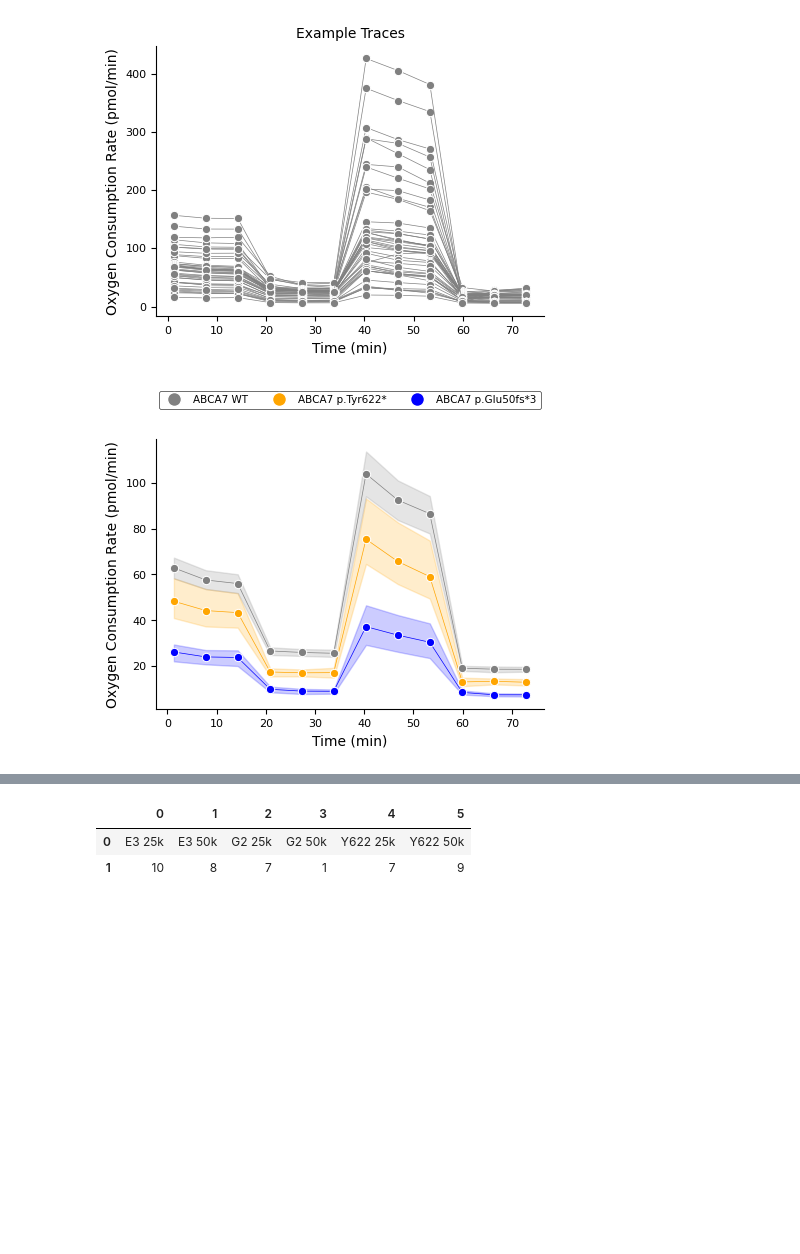
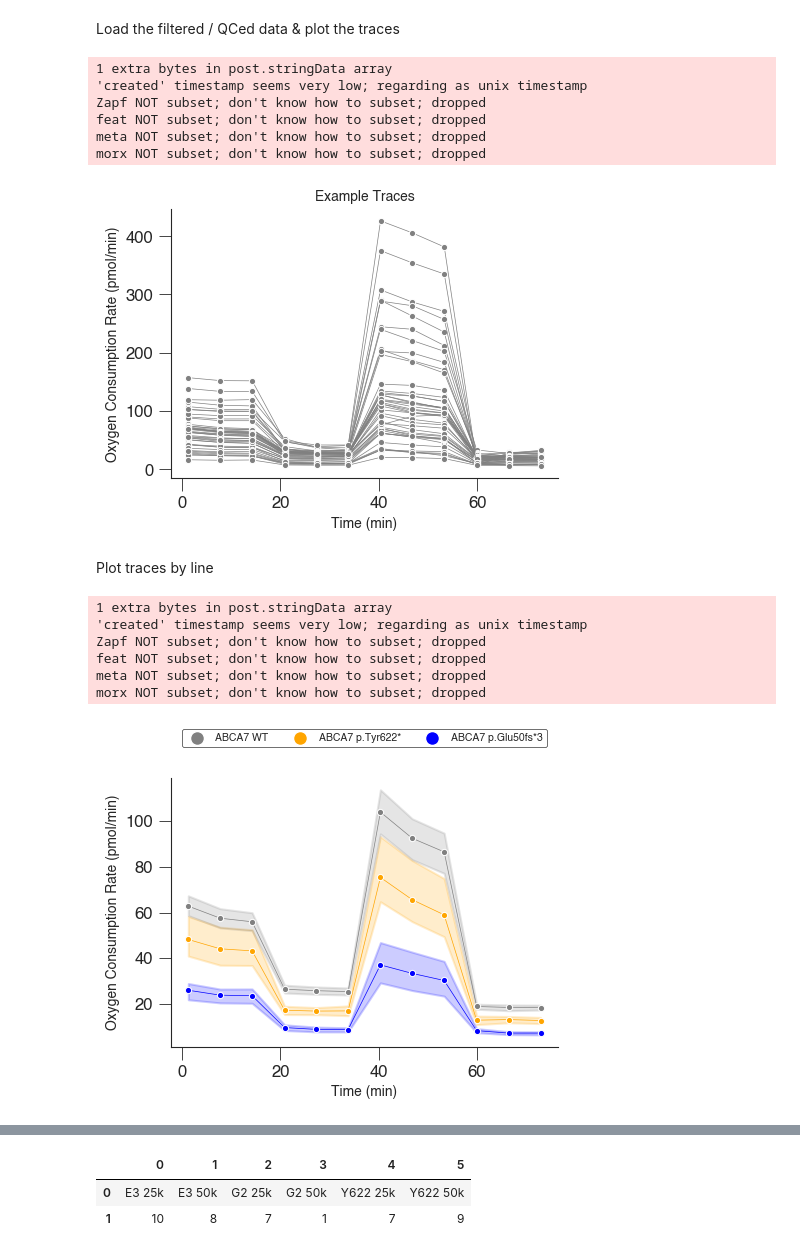
Before and after one commit to djunamay/ABCA7lof2, a Jupyter notebook: analyses/iN_O2_consumption/seahorse_updpated.ipynb, the cells around one changed output, grey strips where cells are left out. Cells and saved outputs as stored; diff of their text form; code cells hidden in the pictures; blank space fills up the shorter version.

Commit message:
final run seahorse

```diff
--- a/analyses/iN_O2_consumption/seahorse_updpated.ipynb
+++ b/analyses/iN_O2_consumption/seahorse_updpated.ipynb
@@ -167,55 +139,71 @@ temp3['batch'] = file_path
+# %% [markdown]
+Load the filtered / QCed data & plot the traces
 # %%
 # load the filtered data
 temp = pd.read_csv('../../seahorse/batch1.csv')
 keep_ids = temp['0'][temp['keep']==1]
 discard = temp['0'][temp['keep']==0]
+
+# plot keep ids
+plt.figure(figsize=(5, 3.5))
+temp = x.df
+sns.lineplot(data=temp[[i in set(keep_ids) for i in temp['Well']]], x = 'Time', y='OCR', hue = 'Well', palette=['grey']*len(temp['Well'].unique()), marker = '.', linewidth=0.5)
+plt.legend().set_visible(False)
+plt.title('Example Traces', fontsize=10)
+plt.ylabel('Oxygen Consumption Rate (pmol/min)', fontsize=10)
+plt.xlabel('Time (min)', fontsize=10)
+# Remove top and bottom axis
+sns.despine(top=True, right=True)
+
+
+plt.savefig('/Users/djuna/Documents/ABCA7lof2/editorial_paper/main_panels_svgs/ed10/rep_seahorse_curves_all.pdf', dpi=300, bbox_inches='tight')
+# %% [output]
+1 extra bytes in post.stringData array
+'created' timestamp seems very low; regarding as unix timestamp
+Zapf NOT subset; don't know how to subset; dropped
+feat NOT subset; don't know how to subset; dropped
+meta NOT subset; don't know how to subset; dropped
+morx NOT subset; don't know how to subset; dropped
+[figure, added]
-# %%
-# plot keep ids
-plt.figure(figsize=(5, 3.5))
-temp = x.df
-sns.lineplot(data=temp[[i in set(keep_ids) for i in temp['Well']]], x = 'Time', y='OCR', hue = 'Well', palette=['grey']*len(temp['Well'].unique()), marker = 'o', linewidth=0.5)
-plt.legend().set_visible(False)
-plt.title('Example Traces', fontsize=10)
-plt.ylabel('Oxygen Consumption Rate (pmol/min)', fontsize=10)
-plt.xlabel('Time (min)', fontsize=10)
-# Remove top and bottom axis
-sns.despine(top=True, right=True)
-
-
-plt.savefig('../../paper/extended_plots/rep_seahorse_curves_all.png', dpi=300, bbox_inches='tight')
-# %% [output]
-[figure, removed]
+# %% [markdown]
+Plot traces by line
 # %%
 from matplotlib.lines import Line2D
 
 # plot traces
 plt.figure(figsize=(5, 3.5))
 
 temp = x.df
-sns.lineplot(data=temp[np.array([x in set(['Y622 25k', 'G2 25k', 'E3 25k']) for x in temp['Group']]) & np.array([i in set(keep_ids) for i in temp['Well']])], x = 'Time', y='OCR', hue = 'Group', marker = 'o', palette=['orange', 'grey',  'blue'], linewidth=0.5)
+sns.lineplot(data=temp[np.array([x in set(['Y622 25k', 'G2 25k', 'E3 25k']) for x in temp['Group']]) & np.array([i in set(keep_ids) for i in temp['Well']])], x = 'Time', y='OCR', hue = 'Group', marker = '.', palette=['orange', 'grey',  'blue'], linewidth=0.5)
 
 plt.legend().set_visible(False)
 plt.title('', fontsize=10)
 plt.ylabel('Oxygen Consumption Rate (pmol/min)', fontsize=10)
 plt.xlabel('Time (min)', fontsize=10)
 # Remove top and bottom axis
 sns.despine(top=True, right=True)
 
 labels = ['ABCA7 WT', 'ABCA7 p.Tyr622*', 'ABCA7 p.Glu50fs*3']
 palette = {'ABCA7 WT': 'grey', 'ABCA7 p.Tyr622*': 'orange', 'ABCA7 p.Glu50fs*3': 'blue'}
 handles = [
     Line2D([0], [0], marker='o', color='w', label=label,
            markerfacecolor=palette[label], markersize=10)
     for label in labels
 ]
 
 legend = plt.legend(handles=handles, loc='upper center', bbox_to_anchor=(.5, 1.2), ncol=3, frameon=True, fontsize=7.5)
 legend.get_frame().set_edgecolor('black')
 legend.get_frame().set_linewidth(.5)
 
 
-plt.savefig('../../paper/extended_plots/rep_seahorse_curves_by_line.png', dpi=300, bbox_inches='tight')
+plt.savefig('/Users/djuna/Documents/ABCA7lof2/editorial_paper/main_panels_svgs/ed10/rep_seahorse_curves_by_line.pdf', dpi=300, bbox_inches='tight')
 
 #plt.savefig('../pdf_figures/batch_1_traces_25K.pdf')
 # %% [output]
+1 extra bytes in post.stringData array
+'created' timestamp seems very low; regarding as unix timestamp
+Zapf NOT subset; don't know how to subset; dropped
+feat NOT subset; don't know how to subset; dropped
+meta NOT subset; don't know how to subset; dropped
+morx NOT subset; don't know how to subset; dropped
-[figure, old version]
+[figure, new version]
```
Also changed, not shown: parts of 83 cells of this notebook.
